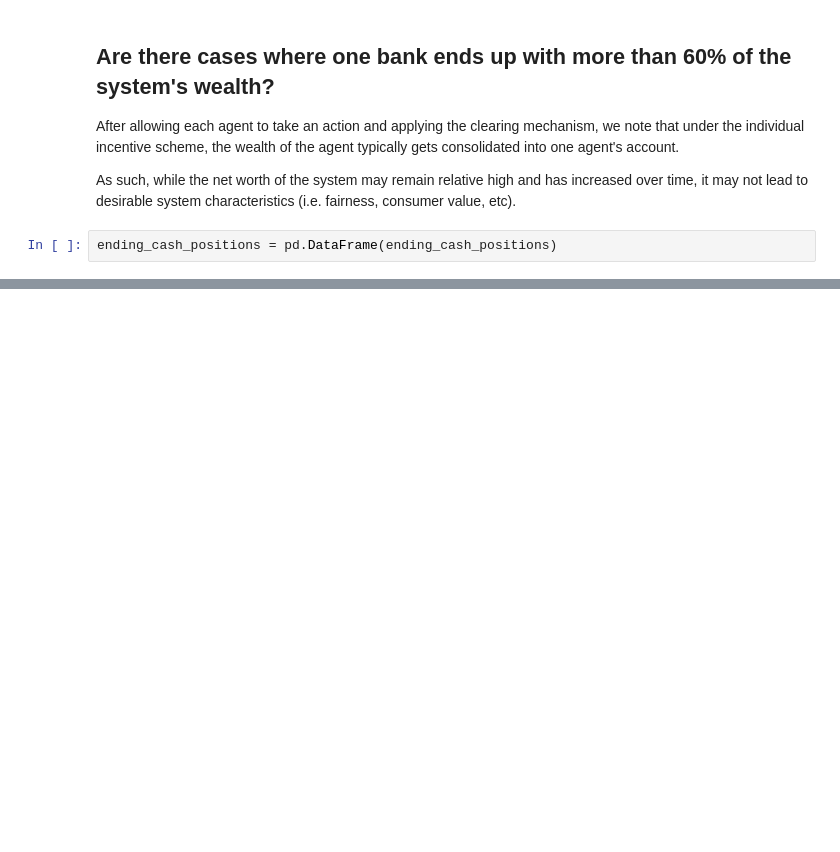
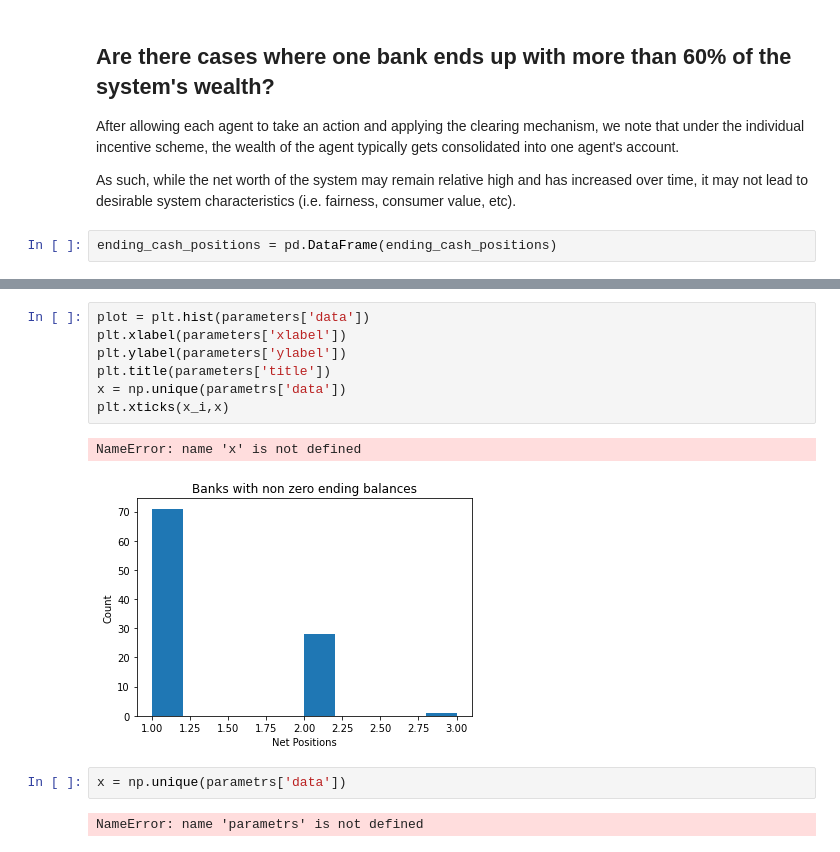
Before and after one commit to yubryanj/Multi-Agent-Reinforcement-Learning-on-Finance-Graphs, a Jupyter notebook: multi_agent/data/data_review.ipynb, the cells around one changed output, grey strips where cells are left out. Drawn from its saved outputs; the diff is of its cells as text; blank space fills up the shorter version.

```diff
--- a/multi_agent/data/data_review.ipynb
+++ b/multi_agent/data/data_review.ipynb
@@ -111,0 +112,14 @@ plot_histogram(parameters)
+# %%
+plot = plt.hist(parameters['data'])
+plt.xlabel(parameters['xlabel'])
+plt.ylabel(parameters['ylabel'])
+plt.title(parameters['title'])
+x = np.unique(parametrs['data'])
+plt.xticks(x_i,x)
+# %% [output]
+NameError: name 'x' is not defined
+[figure, added]
+# %%
+x = np.unique(parametrs['data'])
+# %% [output]
+NameError: name 'parametrs' is not defined
```
Also changed, not shown: parts of 1 cell of this notebook.
